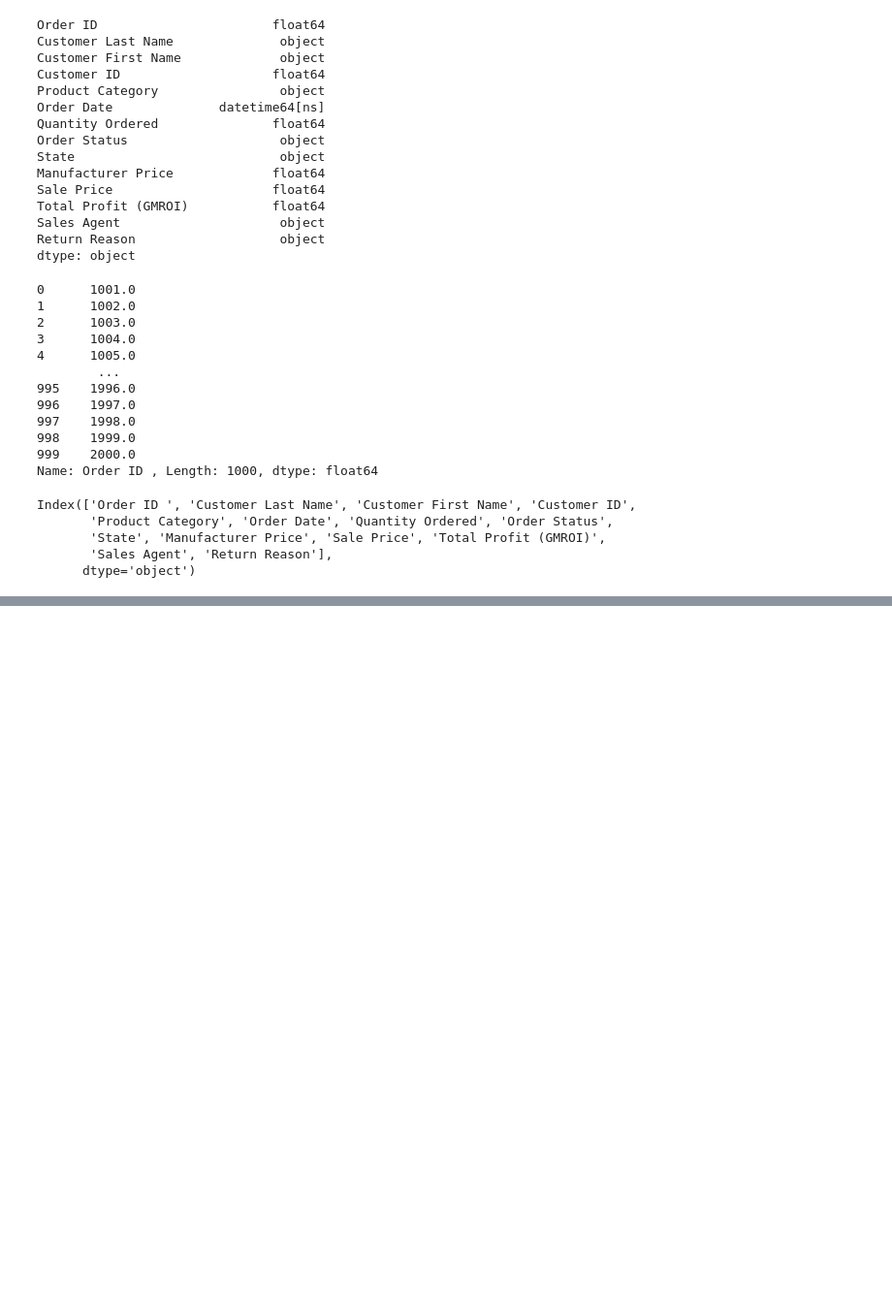
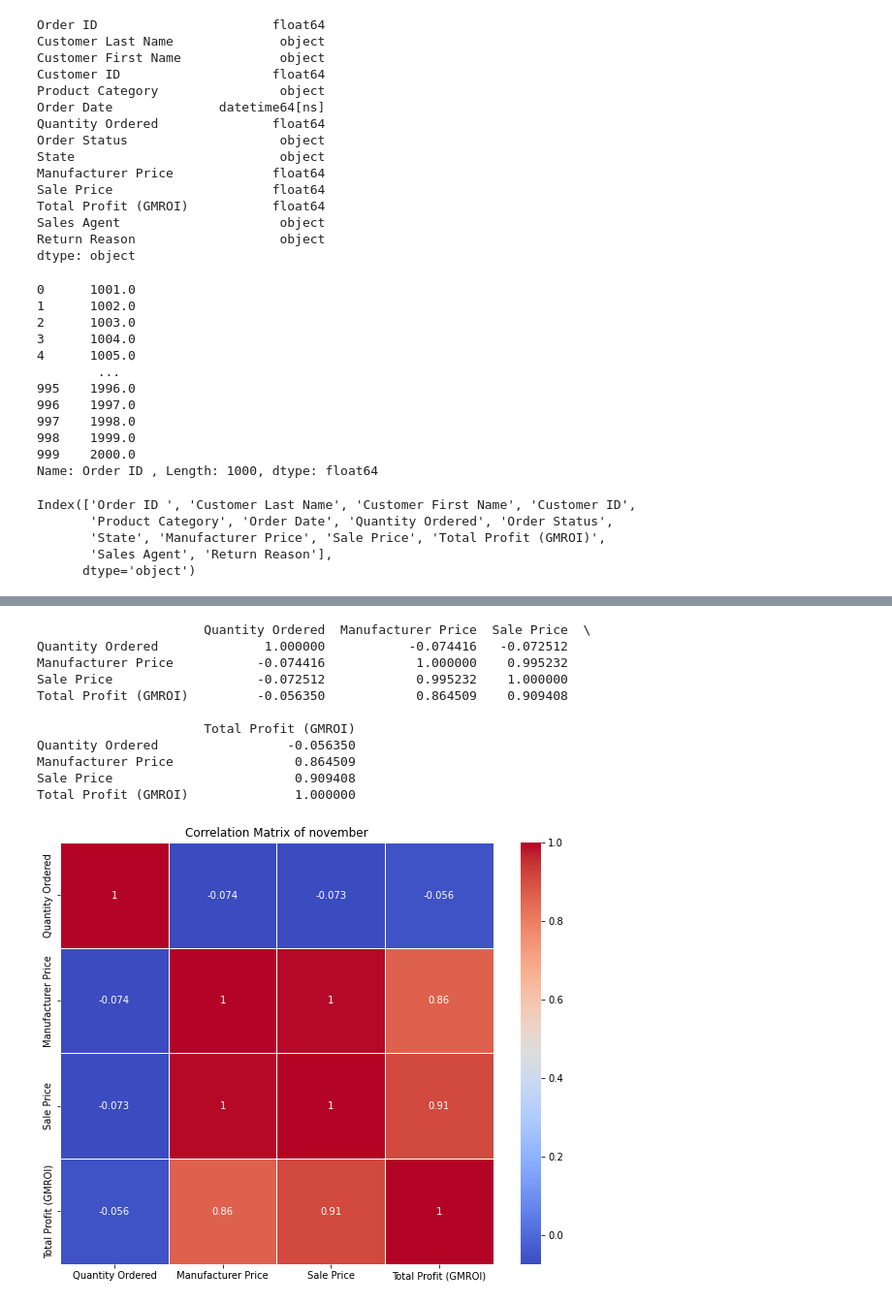
Before and after one commit to ngnquanq/aiesec_da, a Jupyter notebook: notebooks/eda.ipynb, the cells around one changed output, grey strips where cells are left out. Shown at 97% size. Saved outputs shown, nothing was run; the diff lists cells and outputs as text; code cells hidden in the pictures; blank space fills up the shorter version.

```diff
--- a/notebooks/eda.ipynb
+++ b/notebooks/eda.ipynb
@@ -243,0 +412,21 @@ KeyError: 'Order ID'
+# %%
+corr_matrix = reg_sale_11.select_dtypes(include=['int32','int64', 'float64']).corr()
+print(corr_matrix)
+
+plt.figure(figsize=(10,8))
+sns.heatmap(corr_matrix, annot=True, cmap='coolwarm', linewidths=0.5)
+plt.title("Correlation Matrix of november")
+plt.show()
+# %% [output]
+                      Quantity Ordered  Manufacturer Price  Sale Price  \
+Quantity Ordered              1.000000           -0.074416   -0.072512
+Manufacturer Price           -0.074416            1.000000    0.995232
+Sale Price                   -0.072512            0.995232    1.000000
+Total Profit (GMROI)         -0.056350            0.864509    0.909408
+
+                      Total Profit (GMROI)
+Quantity Ordered                 -0.056350
+Manufacturer Price                0.864509
+Sale Price                        0.909408
+Total Profit (GMROI)              1.000000
+[figure, added]
```
Also changed, not shown: parts of 15 cells of this notebook, 1 other file.
